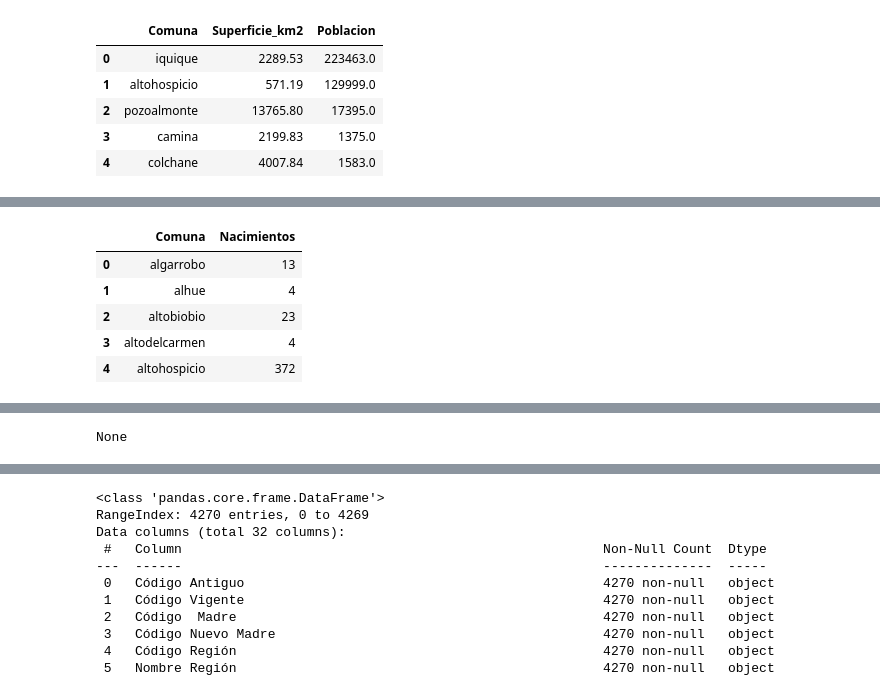
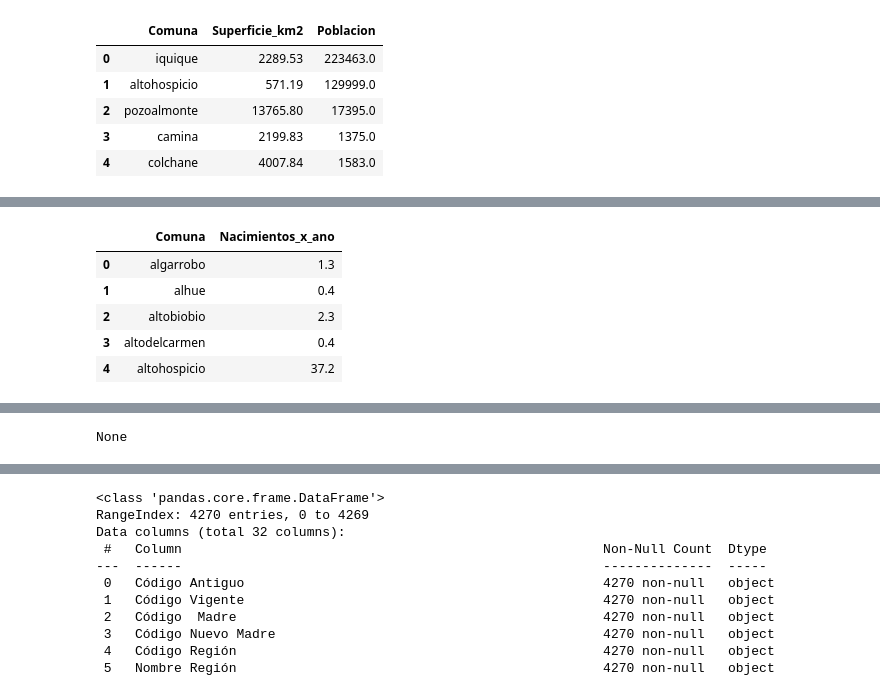
Before and after one commit to 08benja08p/Grupo-8-CDD, a Jupyter notebook: Proyecto/Proyecto_CDD.ipynb, the cells around one changed output, grey strips where cells are left out. Drawn from its saved outputs; the diff is of its cells as text; code cells hidden in the pictures.

```diff
--- a/Proyecto/Proyecto_CDD.ipynb
+++ b/Proyecto/Proyecto_CDD.ipynb
@@ -410,20 +434,21 @@ data_comunas.head()
 # %%
 #Conjunto de datos V: Sobre natalidad anual por comuna
 #Se genera un único dataset que contiene la natalidad total de los años considerados.
 datas_natalidad_total = pd.concat([datas_natalidad[ano] for ano in range(2011,2021)])
 datas_natalidad_total['Comuna'] = datas_natalidad_total['Comuna'].map(lambda x: estandarizar(x))
 datas_natalidad_total = datas_natalidad_total.groupby(by = 'Comuna').sum()
 datas_natalidad_total.reset_index(inplace = True)
-datas_natalidad_total = datas_natalidad_total.drop(labels = ['Codigo comuna', 'Codigo region'], axis = 1)
+datas_natalidad_total['Nacimientos_x_ano'] = datas_natalidad_total['Nacimientos'] / len(range(2011, 2021))
+datas_natalidad_total = datas_natalidad_total.drop(labels = ['Codigo comuna', 'Codigo region', 'Nacimientos'], axis = 1)
 display(datas_natalidad_total.head())
 display(datas_natalidad_total.info())
 # %% [output]
-|  | Comuna | Nacimientos |
-| 0 | algarrobo | 13 |
-| 1 | alhue | 4 |
-| 2 | altobiobio | 23 |
-| 3 | altodelcarmen | 4 |
-| 4 | altohospicio | 372 |
+|  | Comuna | Nacimientos_x_ano |
+| 0 | algarrobo | 1.3 |
+| 1 | alhue | 0.4 |
+| 2 | altobiobio | 2.3 |
+| 3 | altodelcarmen | 0.4 |
+| 4 | altohospicio | 37.2 |
 <class 'pandas.core.frame.DataFrame'>
 RangeIndex: 328 entries, 0 to 327
 Data columns (total 2 columns):
```
Also changed, not shown: parts of 71 cells of this notebook, 4 other files.
